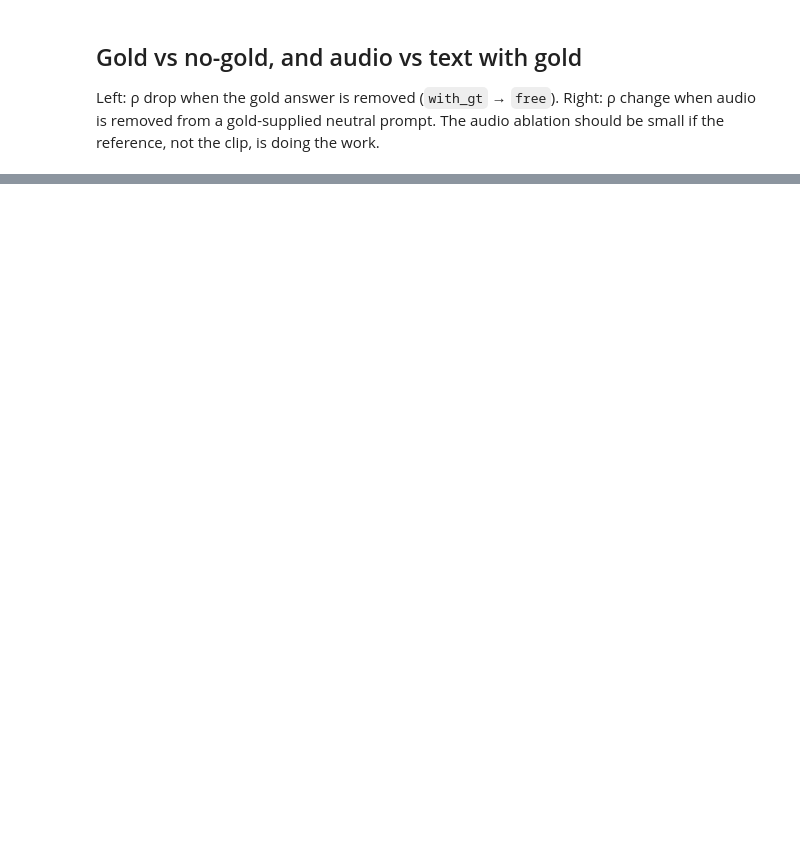
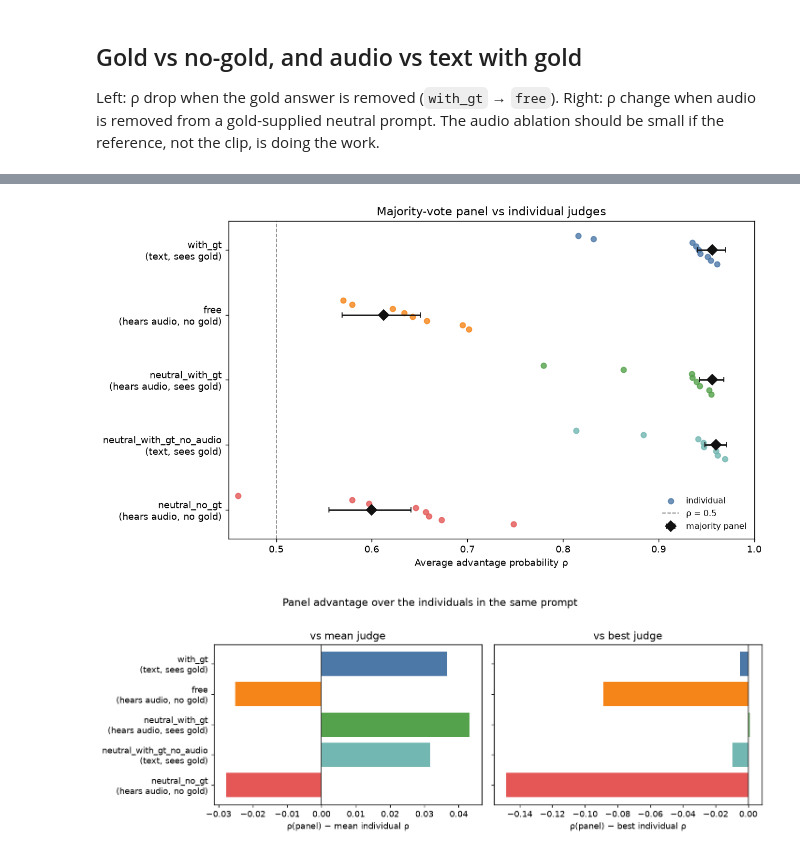
Before and after one commit to zhzhang/latent-reasoning, a Jupyter notebook: analysis.ipynb, the cells around one changed output, grey strips where cells are left out. Drawn from its saved outputs; the diff is of its cells as text; code cells hidden in the pictures; blank space fills up the shorter version.

```diff
--- a/analysis.ipynb
+++ b/analysis.ipynb
@@ -510,0 +708,72 @@ else:
+# %%
+fig, ax = plt.subplots(figsize=(10, 0.72 * len(MODE_ORDER) + 2.0))
+for i, mode in enumerate(MODE_ORDER):
+    sub = df[df["mode"] == mode].sort_values("rho")
+    n = len(sub)
+    ypos = np.full(n, i, dtype=float) if n <= 1 else i + np.linspace(-0.22, 0.22, n)
+    ax.scatter(
+        sub["rho"].to_numpy(dtype=float),
+        ypos,
+        color=MODE_COLORS.get(mode, "#4C78A8"),
+        s=32,
+        alpha=0.8,
+        zorder=3,
+        label="individual" if i == 0 else None,
+    )
+row = panel_df.set_index("mode").reindex(MODE_ORDER)
+x = row["rho"].to_numpy(dtype=float)
+lo = row["rho_lo"].to_numpy(dtype=float)
+hi = row["rho_hi"].to_numpy(dtype=float)
+y = np.arange(len(MODE_ORDER), dtype=float)
+ok = np.isfinite(x)
+xerr = np.vstack(
+    [
+        np.clip(x - lo, 0, None),
+        np.clip(hi - x, 0, None),
+    ]
+)
+ax.errorbar(
+    x[ok],
+    y[ok],
+    xerr=xerr[:, ok],
+    fmt="D",
+    color="#111111",
+    ms=8,
+    capsize=3,
+    zorder=4,
+    label="majority panel",
+)
+ax.set_yticks(y)
+ax.set_yticklabels([mode_label(mode) for mode in MODE_ORDER])
+ax.set_xlabel("Average advantage probability ρ")
+ax.set_xlim(0.45, 1.0)
+ax.axvline(0.5, color="#888888", linewidth=1, linestyle="--", label="ρ = 0.5")
+ax.set_title("Majority-vote panel vs individual judges")
+ax.legend(loc="lower right", fontsize=9, frameon=False)
+ax.invert_yaxis()
+fig.tight_layout()
+plt.show()
+
+fig, axes = plt.subplots(1, 2, figsize=(11.2, 0.42 * len(panel_df) + 1.8), sharey=True)
+y = np.arange(len(panel_df))
+for ax, column, xlabel, title in zip(
+    axes,
+    ["delta_mean", "delta_best"],
+    ["ρ(panel) − mean individual ρ", "ρ(panel) − best individual ρ"],
+    ["vs mean judge", "vs best judge"],
+):
+    values = panel_df[column].to_numpy(dtype=float)
+    colors = [MODE_COLORS.get(mode, "#4C78A8") for mode in panel_df["mode"]]
+    ax.barh(y, values, color=colors)
+    ax.axvline(0, color="#333333", linewidth=1)
+    ax.set_xlabel(xlabel)
+    ax.set_title(title)
+axes[0].set_yticks(y)
+axes[0].set_yticklabels([mode_label(mode) for mode in panel_df["mode"]])
+axes[0].invert_yaxis()
+fig.suptitle("Panel advantage over the individuals in the same prompt", y=1.02)
+fig.tight_layout()
+plt.show()
+# %% [output]
+[figure, added]
+[figure, added]
```
Also changed, not shown: parts of 9 cells of this notebook, 4 other files.
